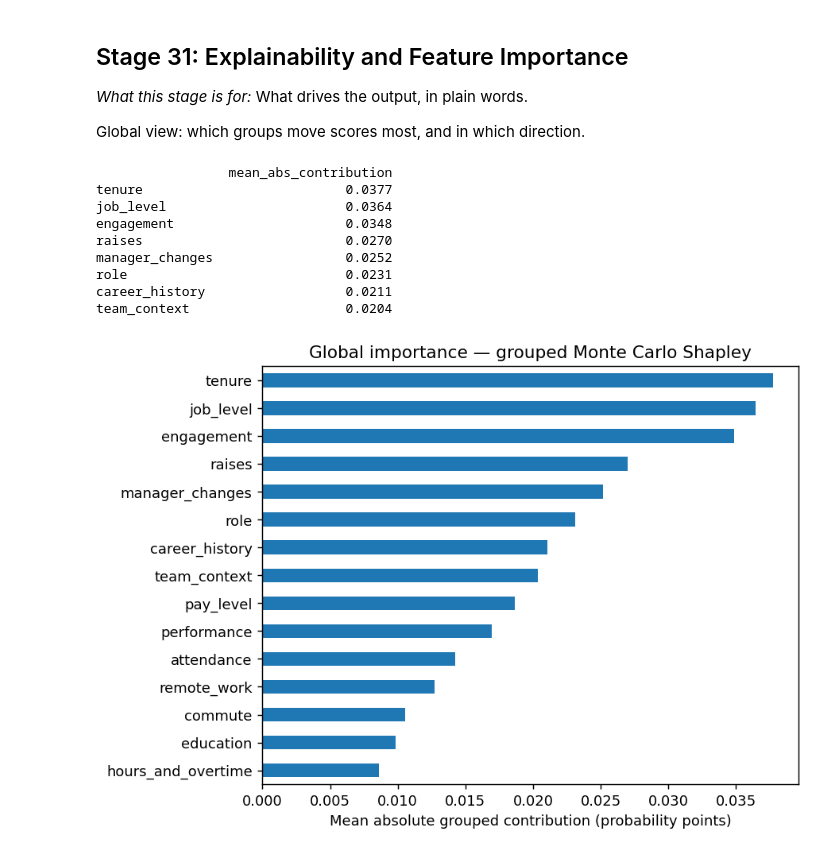
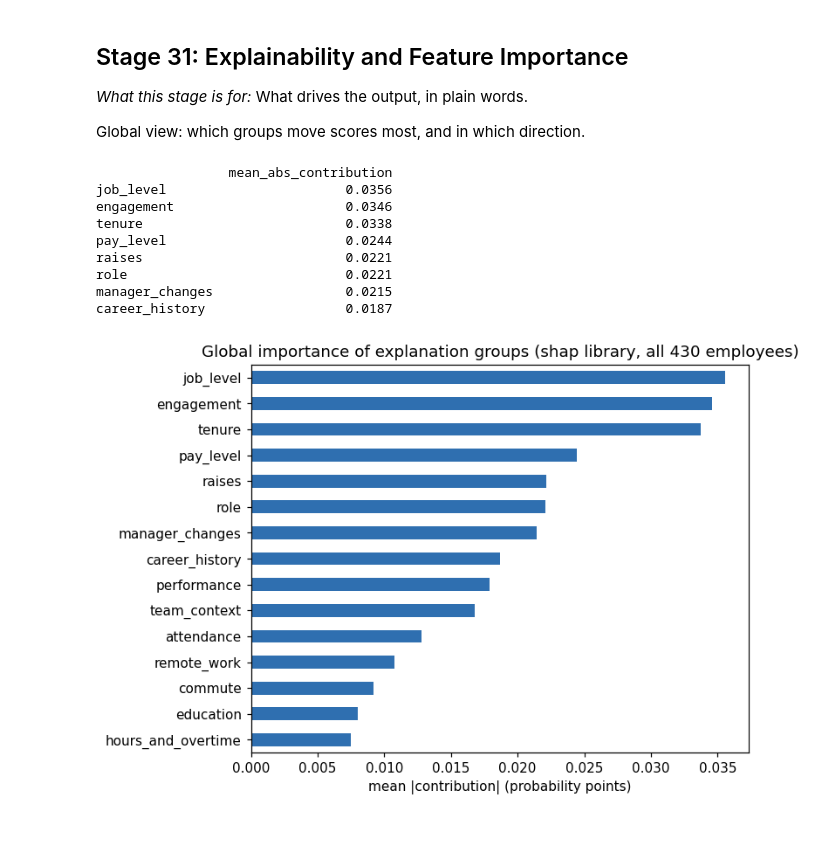
Before and after one commit to jaisurya04/cortexhr, a Jupyter notebook: phase3/notebooks/10_task14_shap_explanations.ipynb, the cells around one changed output. Cells and saved outputs as stored; diff of their text form; code cells hidden in the pictures.

Commit message:
Task 14: use real shap library, remove Monte Carlo Shapley

```diff
--- a/phase3/notebooks/10_task14_shap_explanations.ipynb
+++ b/phase3/notebooks/10_task14_shap_explanations.ipynb
@@ -348,4 +350,6 @@ There is no model training in this task. 'Training' here means running the expla
 # %%
 import time; t = time.time(); o = RR.run_task14(write=True); print('explanation run finished in %.0f seconds' % (time.time() - t))
-phi, base, fx, rep, X = o['phi'], o['base'], o['fx'], o['report'], o['X']; print('permutations:', o['n_permutations'], '(each run twice: forward and reversed)')
+phi, base, fx, rep, X = o['phi'], o['base'], o['fx'], o['report'], o['X']; p = o['p']
+print('SHAP version:', o['shap_version'], '| employees explained:', len(phi), '| background rows:', o['background_rows'], '| additivity error:', o['additivity_max_error'])
+phi.head()
 # %% [output]
@@ -438,18 +434,18 @@ Low agreement happens when several groups have almost the same small contributio
 
 Global view: which groups move scores most, and in which direction.
 # %%
-imp = phi.abs().mean().sort_values(ascending=False); fig, ax = plt.subplots(figsize=(7, 5)); imp.head(15)[::-1].plot.barh(ax=ax, color='#2f6fb0'); ax.set_xlabel('mean |contribution| (probability points)'); ax.set_title('Global importance of explanation groups (SHAP-style, Monte Carlo Shapley)'); plt.tight_layout(); plt.savefig(P.FIGURES / 'task14_shap_global_importance.png', dpi=130, bbox_inches='tight'); imp.head(8).round(4).to_frame('mean_abs_contribution')
+imp = phi.abs().mean().sort_values(ascending=False); fig, ax = plt.subplots(figsize=(7, 5)); imp.head(15)[::-1].plot.barh(ax=ax, color='#2f6fb0'); ax.set_xlabel('mean |contribution| (probability points)'); ax.set_title('Global importance of explanation groups (shap library, all 430 employees)'); plt.tight_layout(); plt.savefig(P.FIGURES / 'task14_shap_global_importance.png', dpi=130, bbox_inches='tight'); imp.head(8).round(4).to_frame('mean_abs_contribution')
 # %% [output]
                  mean_abs_contribution
-tenure                          0.0377
-job_level                       0.0364
-engagement                      0.0348
-raises                          0.0270
-manager_changes                 0.0252
-role                            0.0231
-career_history                  0.0211
-team_context                    0.0204
+job_level                       0.0356
+engagement                      0.0346
+tenure                          0.0338
+pay_level                       0.0244
+raises                          0.0221
+role                            0.0221
+manager_changes                 0.0215
+career_history                  0.0187
-[figure, old version]
+[figure, new version]
 # %%
 KEY = {'tenure': 'tenure_months', 'engagement': 'last_engagement_score', 'raises': 'months_since_last_raise', 'pay_level': 'comp_ratio', 'manager_changes': 'manager_changes_12m', 'performance': 'last_performance_rating',
        'attendance': 'attendance_rate_3m', 'team_context': 'dept_attrition_rate_prior_12m', 'job_level': 'job_level', 'commute': 'commute_distance_km', 'training': 'training_hours_12m', 'hours_and_overtime': 'avg_hours_worked_3m'}
```
Also changed, not shown: parts of 17 cells of this notebook, 55 other files.
